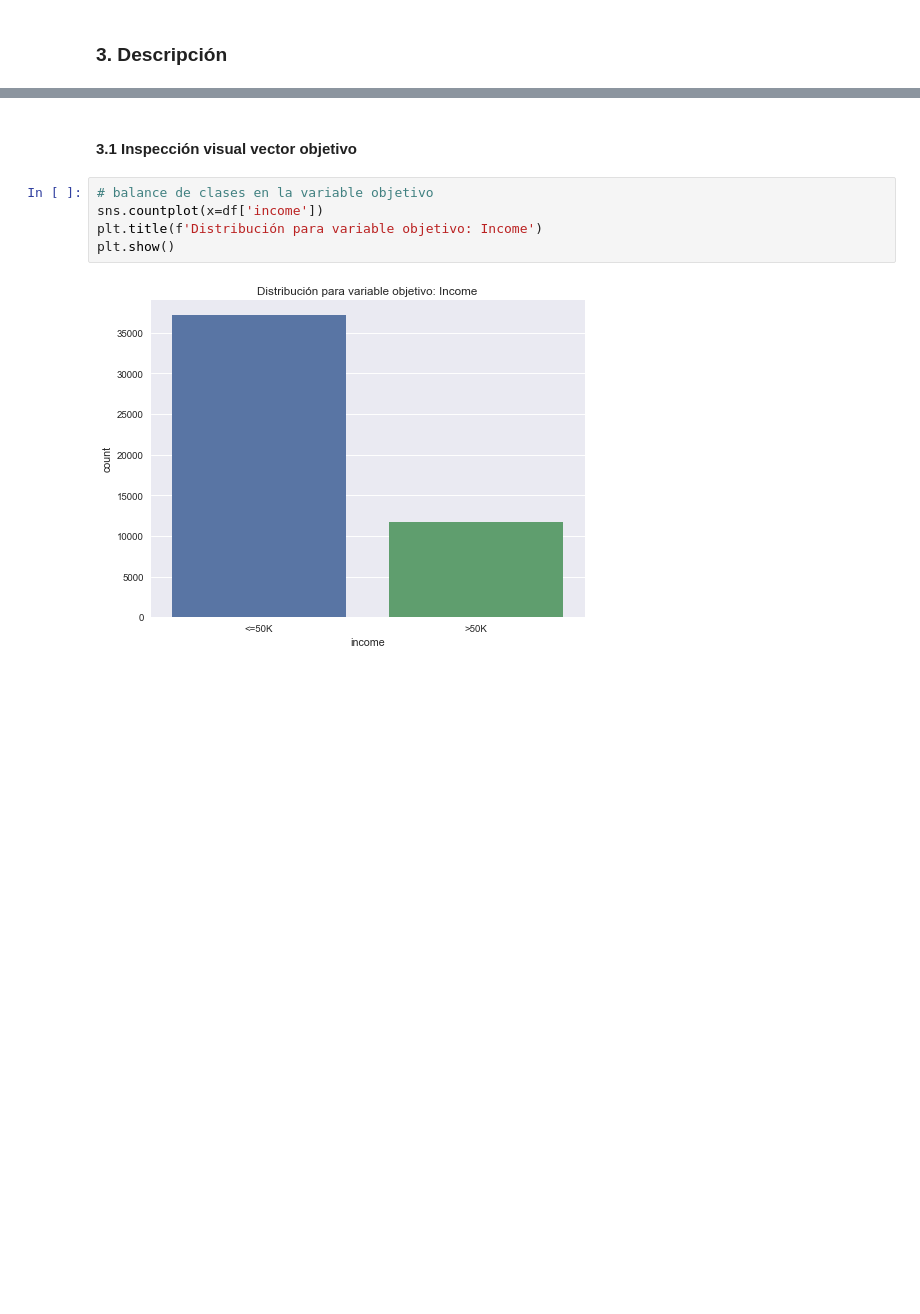
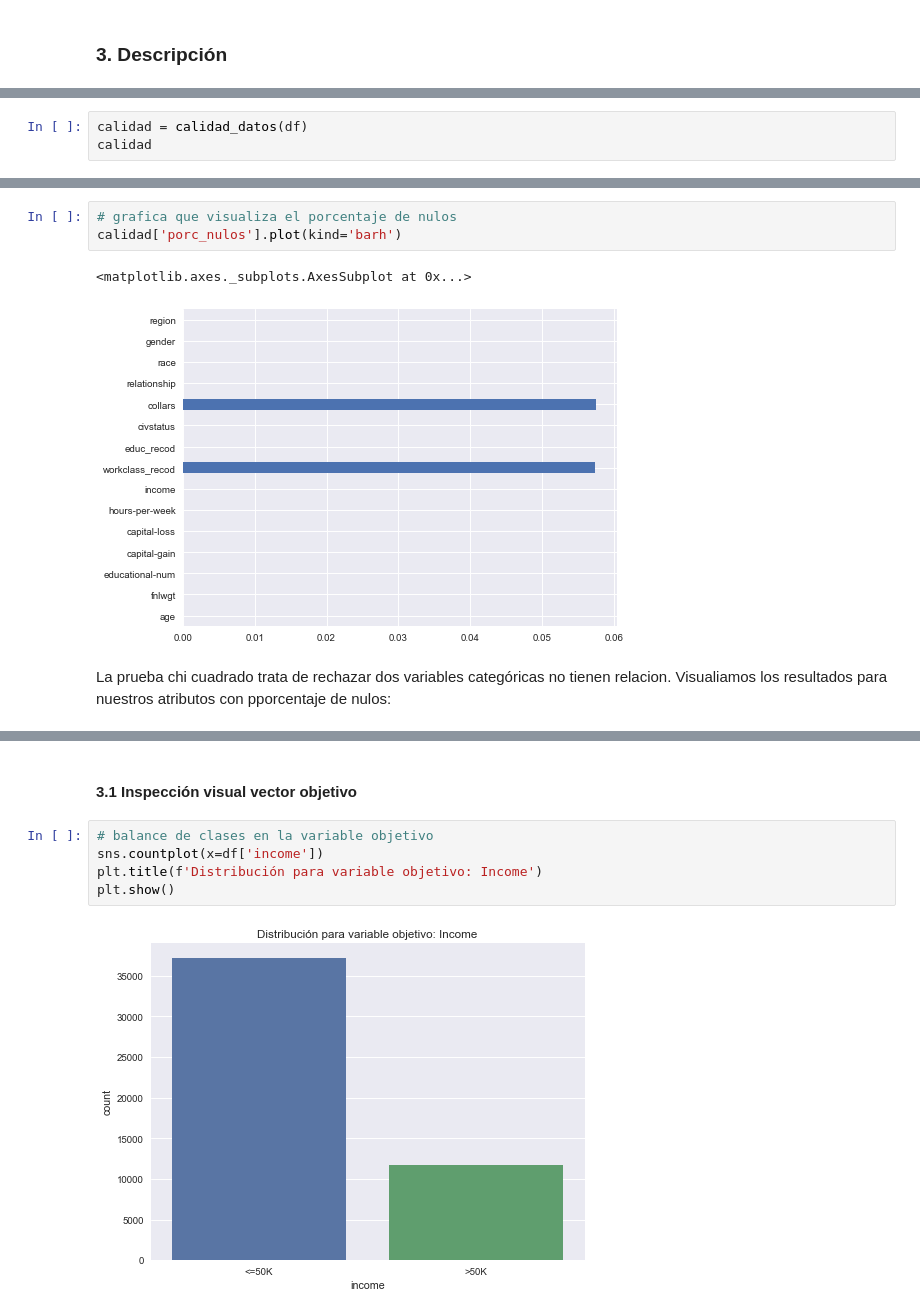
Before and after one commit to oportusgonzalo/data-science-desafio-latam, a Jupyter notebook: data-science-fundamentals/prueba/enunciado_1.ipynb, the cells around one changed output, grey strips where cells are left out. Cells and saved outputs as stored; diff of their text form; blank space fills up the shorter version.

```diff
--- a/data-science-fundamentals/prueba/enunciado_1.ipynb
+++ b/data-science-fundamentals/prueba/enunciado_1.ipynb
@@ -110,0 +117,3 @@ df = pd.read_csv('income-db.csv')
+# %%
+calidad = calidad_datos(df)
+calidad
@@ -110,0 +143,8 @@ df = pd.read_csv('income-db.csv')
+# %%
+# grafica que visualiza el porcentaje de nulos
+calidad['porc_nulos'].plot(kind='barh')
+# %% [output]
+<matplotlib.axes._subplots.AxesSubplot at 0x...>
+[figure, added]
+# %% [markdown]
+La prueba chi cuadrado trata de rechazar dos variables categóricas no tienen relacion. Visualiamos los resultados para nuestros atributos con pporcentaje de nulos:
```
Also changed, not shown: parts of 27 cells of this notebook, 2 other files.
